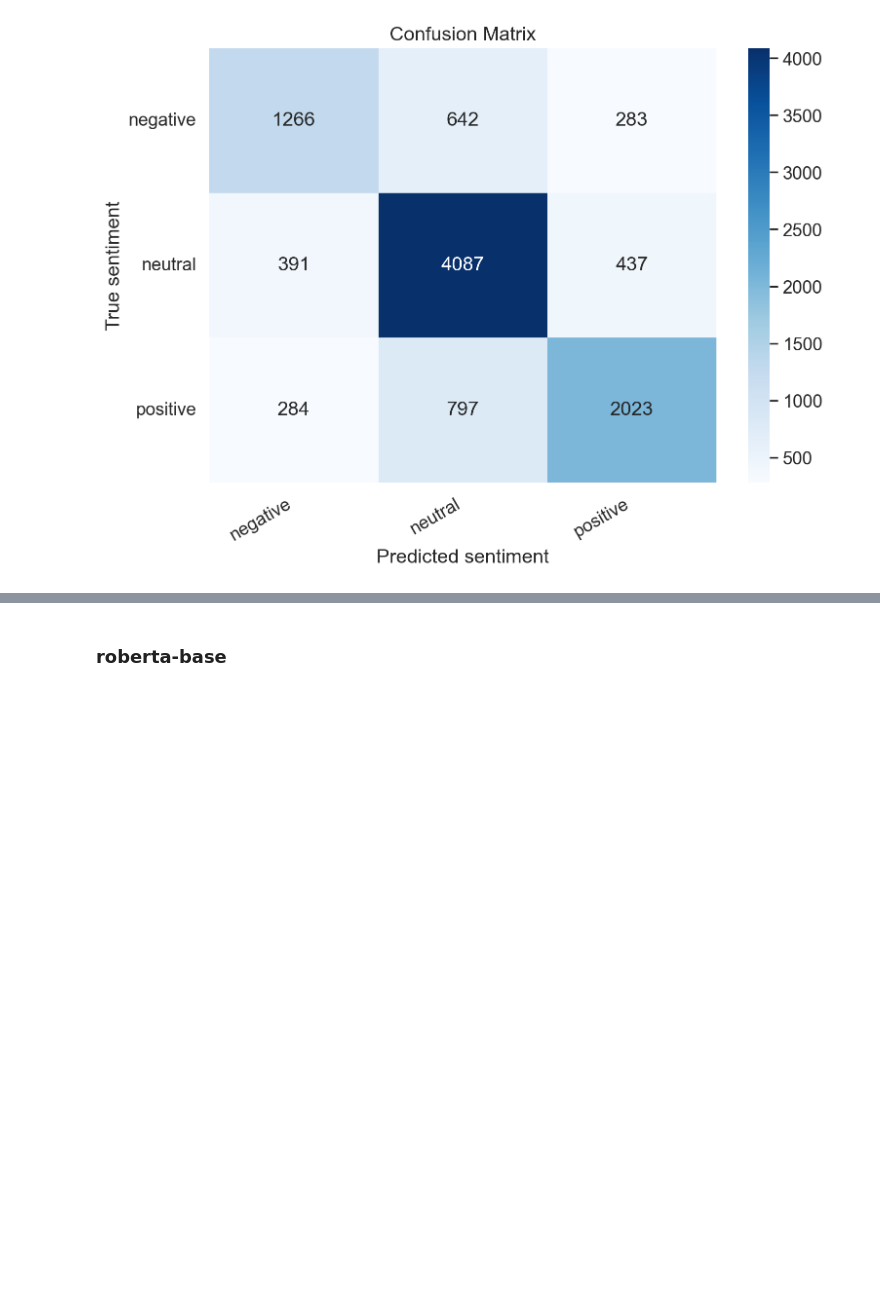
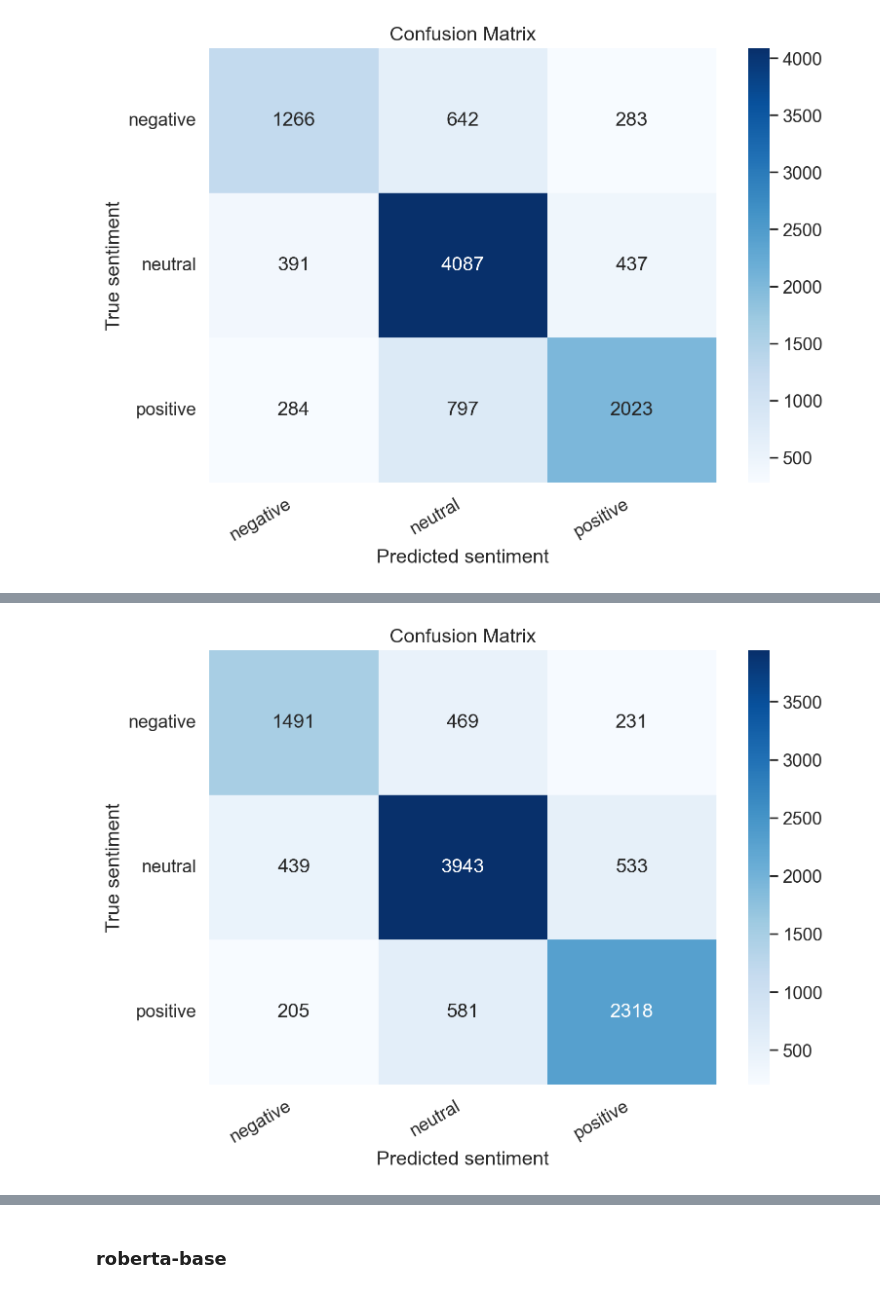
Before and after one commit to Thosam1/SentimentClassification, a Jupyter notebook: notebooks/large_language_models.ipynb, the cells around one changed output, grey strips where cells are left out. Saved outputs shown, nothing was run; the diff lists cells and outputs as text; code cells hidden in the pictures; blank space fills up the shorter version.

Commit message:
- refactor + add last experiments in large_language_models.ipynb

```diff
--- a/notebooks/large_language_models.ipynb
+++ b/notebooks/large_language_models.ipynb
@@ -198,0 +208,5 @@ plot_confusion_matrix(y_test, y_pred_dbmc, class_names)
+# %%
+model_name = "google-bert/bert-base-cased"
+model_path = "../fine_tuned_models/bert-base-cased.bin"
+
+llm_model, loss_fn, test_data_loader = load_model(config, model_name, model_path, test_df)
@@ -198,0 +216,6 @@ plot_confusion_matrix(y_test, y_pred_dbmc, class_names)
+# %%
+y_review_texts, y_pred_bbc, y_pred_probs_bbc, y_test = get_predictions(
+    llm_model,
+    test_data_loader,
+    device
+)
@@ -198,0 +239,4 @@ plot_confusion_matrix(y_test, y_pred_dbmc, class_names)
+# %%
+plot_confusion_matrix(y_test, y_pred_bbc, class_names)
+# %% [output]
+[figure, added]
```
Also changed, not shown: parts of 105 cells of this notebook, 10 other files.
